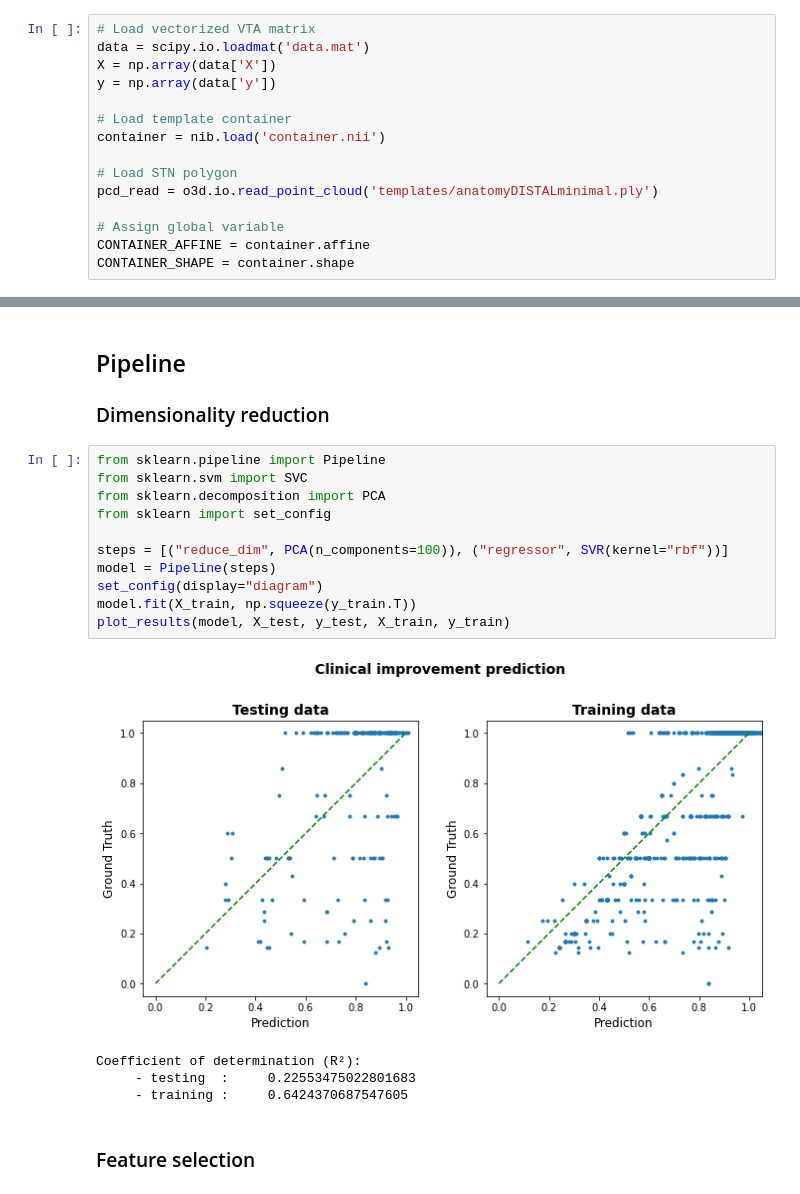
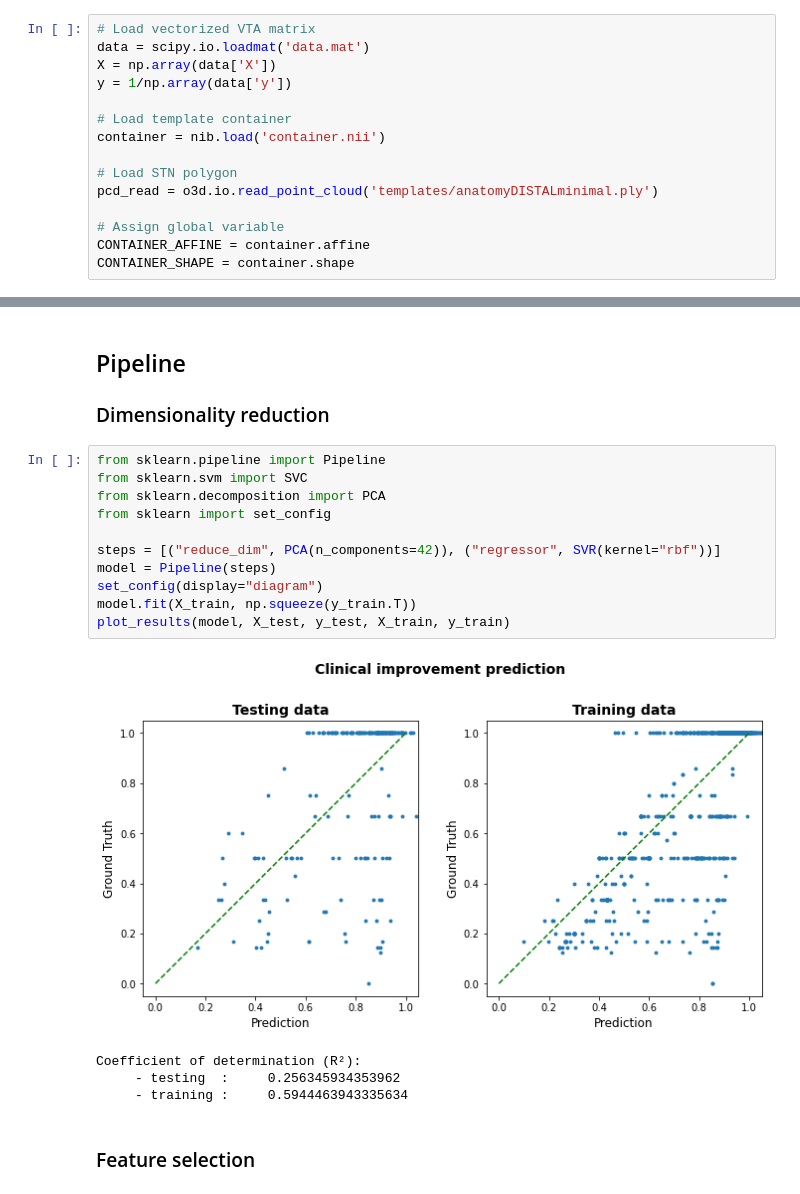
Before and after one commit to QuentinSav/probabilistic-stimulation-maps, a Jupyter notebook: modelEvaluation.ipynb, the cells around one changed output, grey strips where cells are left out. Saved outputs shown, nothing was run; the diff lists cells and outputs as text.

```diff
--- a/modelEvaluation.ipynb
+++ b/modelEvaluation.ipynb
@@ -41,7 +40,7 @@ The data have already been preprocessed using the matlab class PSM (using the ge
 # Load vectorized VTA matrix
 data = scipy.io.loadmat('data.mat')
 X = np.array(data['X'])
-y = np.array(data['y'])
+y = 1/np.array(data['y'])
 
 # Load template container
 container = nib.load('container.nii')
@@ -368,19 +354,19 @@ Coefficient of determination (R²):
 # %%
 from sklearn.pipeline import Pipeline
 from sklearn.svm import SVC
 from sklearn.decomposition import PCA
 from sklearn import set_config
 
-steps = [("reduce_dim", PCA(n_components=100)), ("regressor", SVR(kernel="rbf"))]
+steps = [("reduce_dim", PCA(n_components=42)), ("regressor", SVR(kernel="rbf"))]
 model = Pipeline(steps)
 set_config(display="diagram")
 model.fit(X_train, np.squeeze(y_train.T))
 plot_results(model, X_test, y_test, X_train, y_train)
 # %% [output]
-[figure, old version]
+[figure, new version]
 Coefficient of determination (R²):
-     - testing  :     0.22553475022801683
-     - training :     0.6424370687547605
+     - testing  :     0.256345934353962
+     - training :     0.5944463943335634
 # %% [markdown]
 ### Feature selection
 # %%
```
Also changed, not shown: parts of 9 cells of this notebook.
